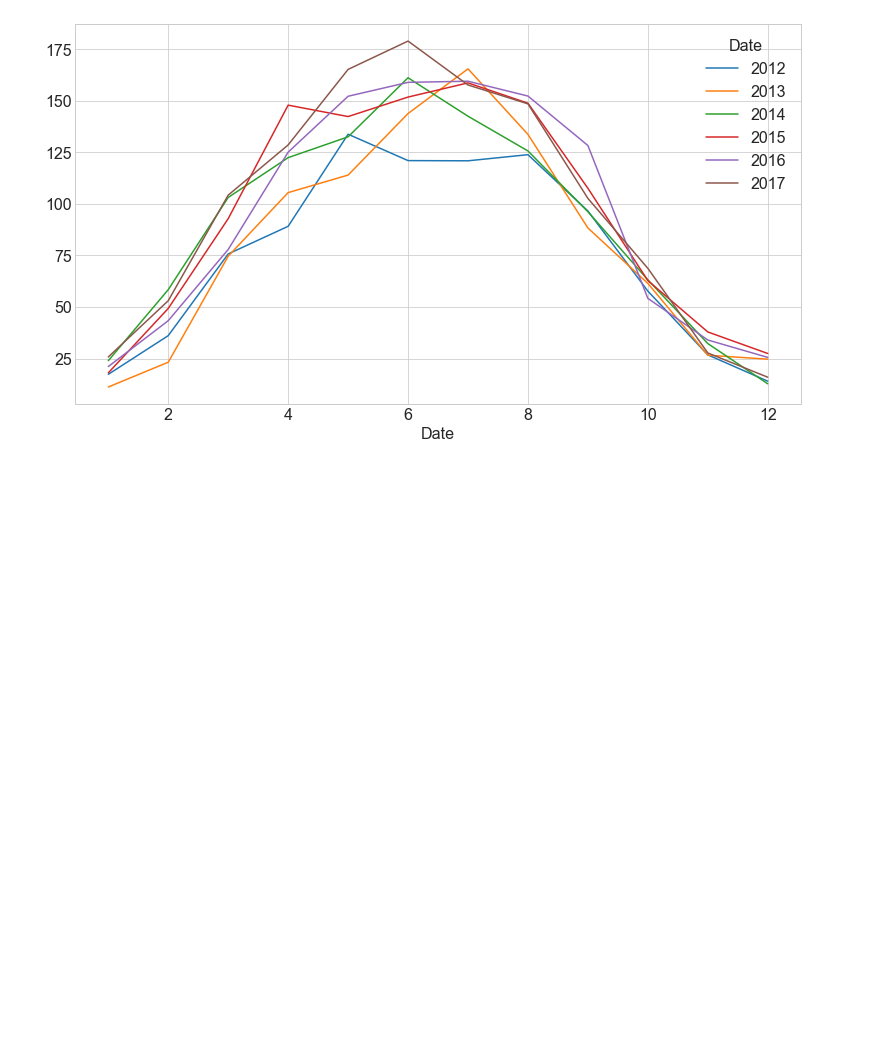
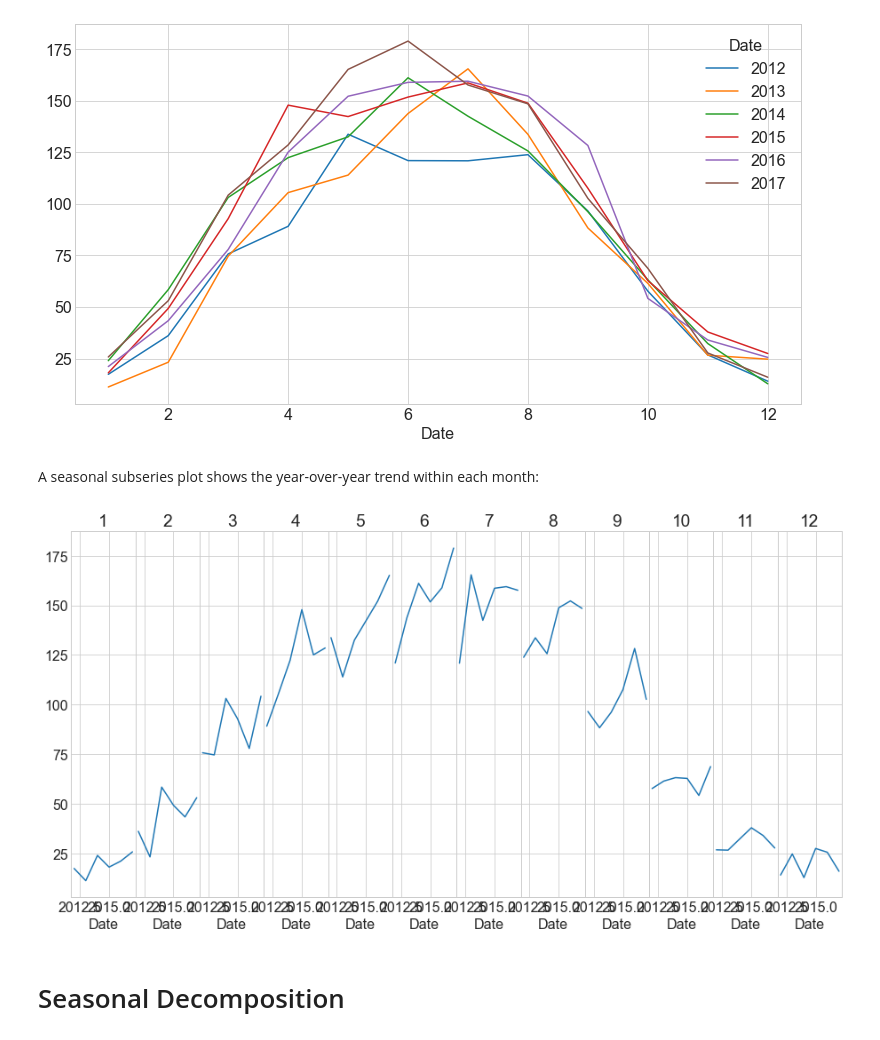
Before and after one commit to SLawsonWoods/time_series_exercises_1, a Jupyter notebook: time_series_exploration.ipynb, the cells around one changed output. Saved outputs shown, nothing was run; the diff lists cells and outputs as text; code cells hidden in the pictures; blank space fills up the shorter version.

```diff
--- a/time_series_exploration.ipynb
+++ b/time_series_exploration.ipynb
@@ -398,0 +402,12 @@ s.groupby([s.index.year, s.index.month]).mean().unstack(0).plot()
+# %% [markdown]
+A seasonal subseries plot shows the year-over-year trend within each month:
+# %%
+fig, axs = plt.subplots(1, 12, sharex=True, sharey=True)
+for ax, (month, x) in zip(axs, s.groupby([s.index.year, s.index.month]).mean().unstack().iteritems()):
+    x.plot(ax=ax, title=month)
+fig.tight_layout()
+fig.subplots_adjust(wspace=0)
+# %% [output]
+[figure, added]
+# %% [markdown]
+# Seasonal Decomposition
```
Also changed, not shown: parts of 8 cells of this notebook, 4 other files.
